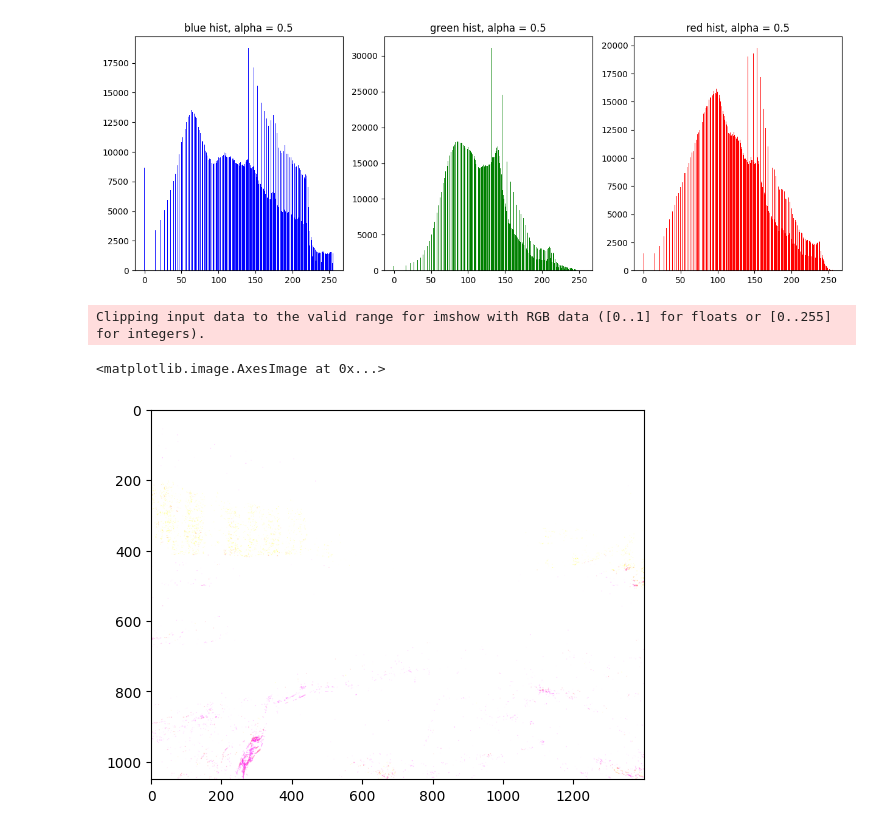
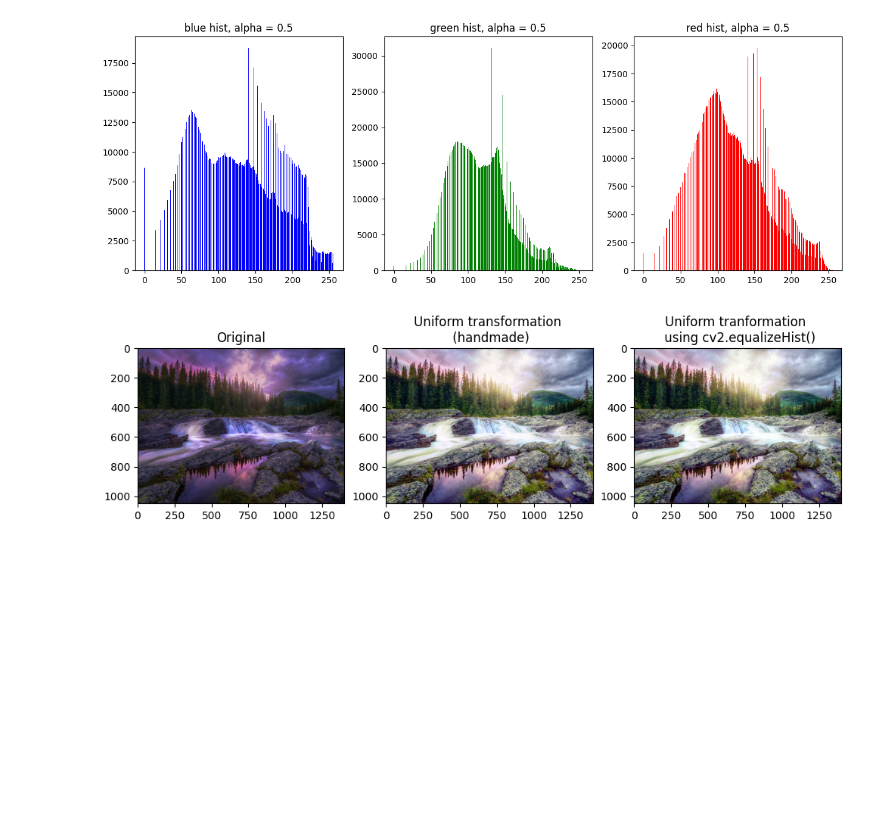
Before and after one commit to r73lan/openCV_python, a Jupyter notebook: lab1/lab1.ipynb, the cells around one changed output. Drawn from its saved outputs; the diff is of its cells as text; code cells hidden in the pictures; blank space fills up the shorter version.

```diff
--- a/lab1/lab1.ipynb
+++ b/lab1/lab1.ipynb
@@ -73,27 +73,42 @@ plt.show()
 [figure]
 # %%
 CHb = np.cumsum(bHist) / (I.shape[0] * I.shape[1])
-CHb = CHb[:, np.newaxis]
+CHb = CHb[:, np.newaxis].astype(np.float32)
 CHg = np.cumsum(gHist) / (I.shape[0] * I.shape[1])
-CHg = CHg[:, np.newaxis]
+CHg = CHg[:, np.newaxis].astype(np.float32)
 CHr = np.cumsum(rHist) / (I.shape[0] * I.shape[1])
-CHr = CHr[:, np.newaxis]
+CHr = CHr[:, np.newaxis].astype(np.float32)
 CH = np.concatenate([CHb, CHg, CHr], axis=1)
 
 I = cv2.imread('forest.jpg')
+if I.dtype == np.uint8 :
+    I = I.astype(np.float32) / 255
+
+#split images
 I_BGR = cv2.split(I)
 Inew_BGR = []
+Inew_BGR_cv = []
 
 for i, layer in enumerate(I_BGR):
     Imin = layer.min()
     Imax = layer.max()
-    Inew = np.clip((Imax-Imin)*CH[layer[:,:],i] , 0, 255)
+    Inew = np.clip((Imax-Imin)*CH[(np.round(layer*255, 0).astype(np.uint8)),i]+Imin, 0, 1)
     Inew_BGR.append(Inew)
+    I_new_cv = cv2.equalizeHist((np.round(layer*255, 0).astype(np.uint8)))
+    Inew_BGR_cv.append(I_new_cv)
+
 # Merge back
 Inew = cv2.merge(Inew_BGR)
-# Convert back to uint if needed
-plt.imshow(Inew)
+Inew_cv = cv2.merge(Inew_BGR_cv)
+
+#visualization
+f, ax = plt.subplots(1,3, figsize=(12,12))
+ax[0].imshow(cv2.cvtColor(I, cv2.COLOR_BGR2RGB))
+ax[0].set_title('Original')
+ax[1].imshow(cv2.cvtColor(Inew, cv2.COLOR_BGR2RGB))
+ax[1].set_title(f'Uniform transformation \n (handmade)')
+ax[2].imshow(cv2.cvtColor(Inew_cv, cv2.COLOR_BGR2RGB))
+ax[2].set_title('Uniform tranformation \n using cv2.equalizeHist()')
+plt.show()
 # %% [output]
-Clipping input data to the valid range for imshow with RGB data ([0..1] for floats or [0..255] for integers).
-<matplotlib.image.AxesImage at 0x...>
-[figure, old version]
+[figure, new version]
```
Also changed, not shown: parts of 2 cells of this notebook.
